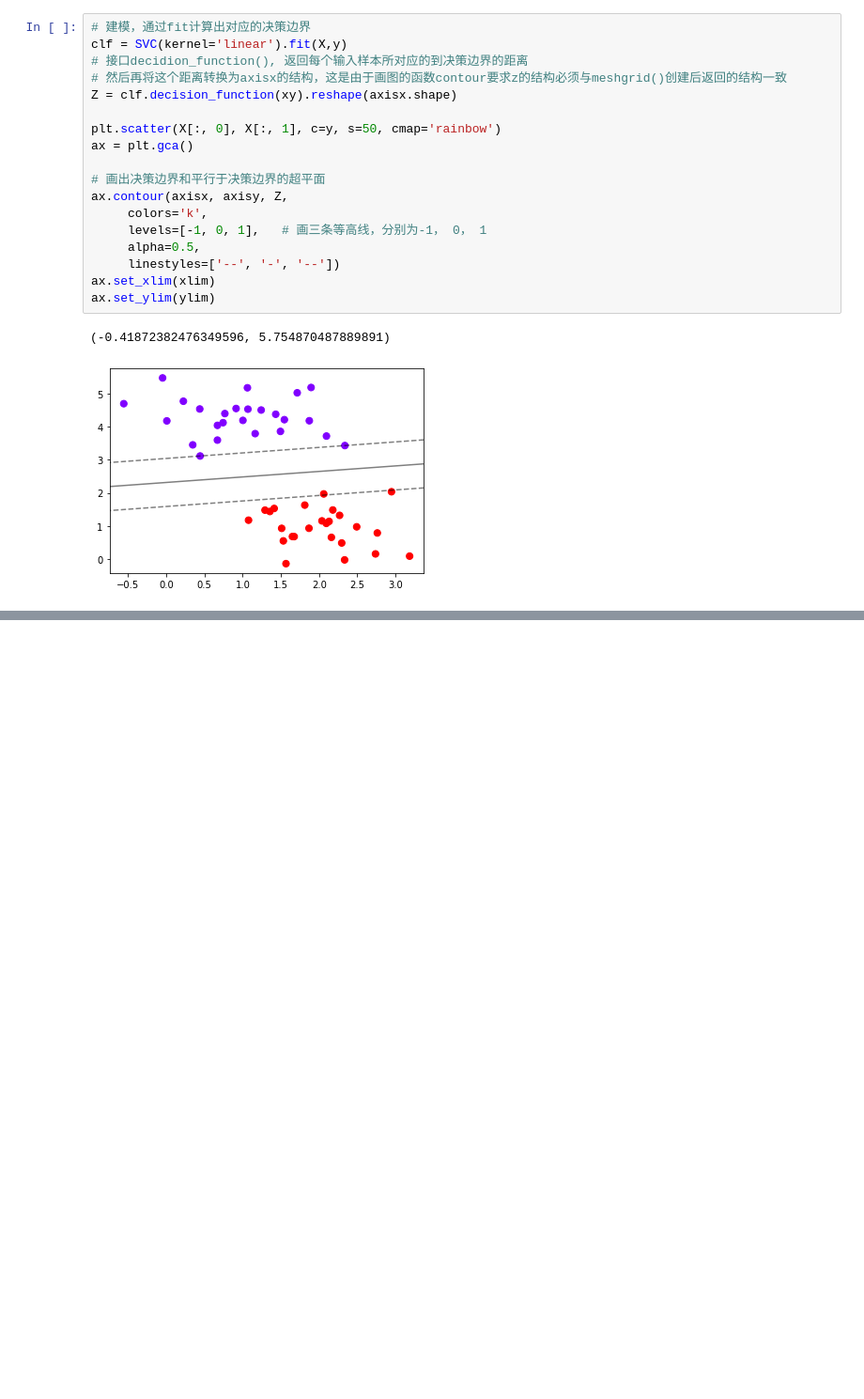
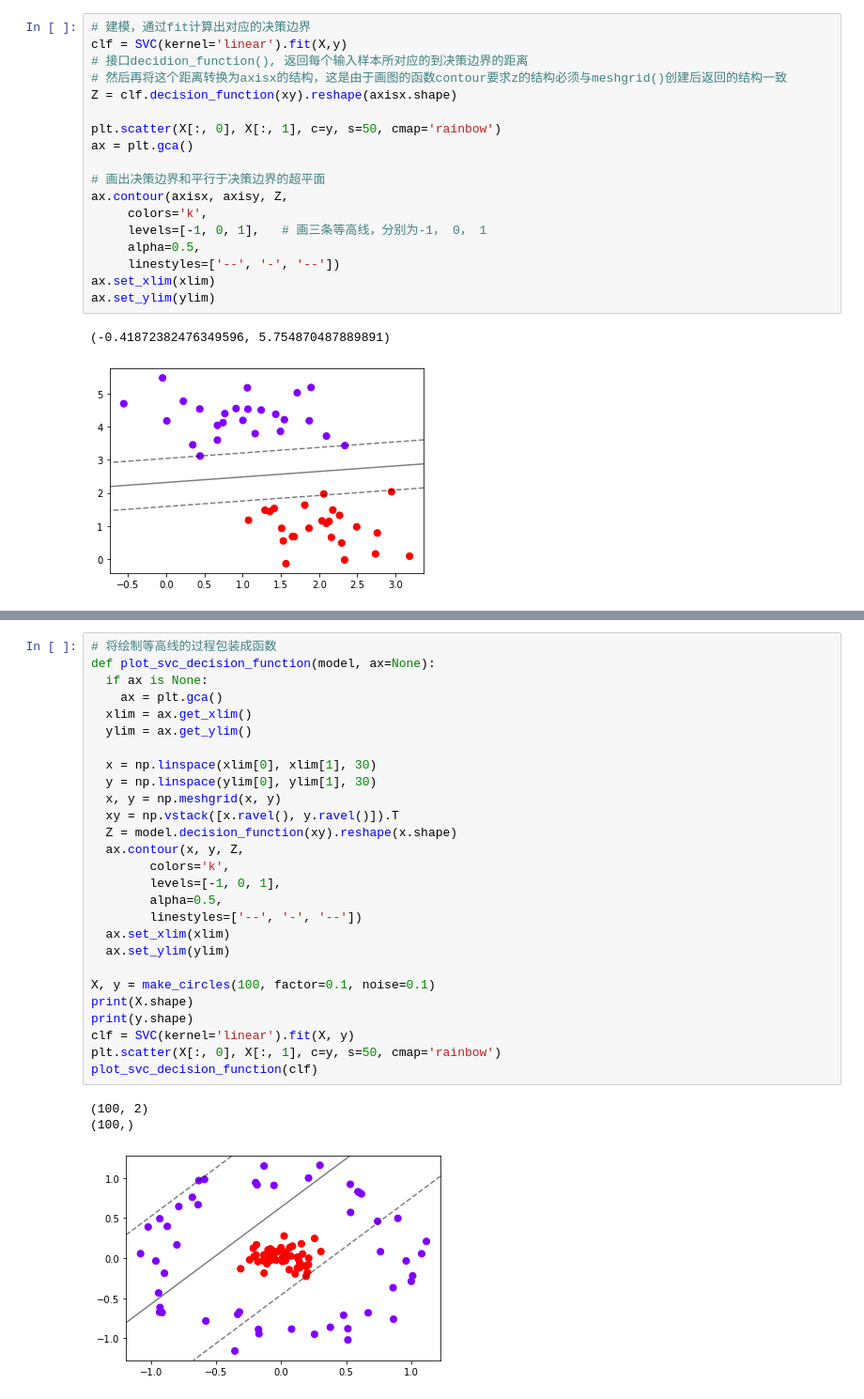
Before and after one commit to GzpTez0514/-sklearn, a Jupyter notebook: 机器学习_支持向量机01.ipynb, the cells around one changed output, grey strips where cells are left out. Shown: that part at 94% size. Saved outputs shown, nothing was run; the diff lists cells and outputs as text; blank space fills up the shorter version.

```diff
--- a/机器学习_支持向量机01.ipynb
+++ b/机器学习_支持向量机01.ipynb
@@ -106,0 +141,31 @@ ax.set_ylim(ylim)
+# %%
+# 将绘制等高线的过程包装成函数
+def plot_svc_decision_function(model, ax=None):
+  if ax is None:
+    ax = plt.gca()
+  xlim = ax.get_xlim()
+  ylim = ax.get_ylim()
+
+  x = np.linspace(xlim[0], xlim[1], 30)
+  y = np.linspace(ylim[0], ylim[1], 30)
+  x, y = np.meshgrid(x, y)
+  xy = np.vstack([x.ravel(), y.ravel()]).T
+  Z = model.decision_function(xy).reshape(x.shape)
+  ax.contour(x, y, Z,
+        colors='k',
+        levels=[-1, 0, 1],
+        alpha=0.5,
+        linestyles=['--', '-', '--'])
+  ax.set_xlim(xlim)
+  ax.set_ylim(ylim)
+
+X, y = make_circles(100, factor=0.1, noise=0.1)
+print(X.shape)
+print(y.shape)
+clf = SVC(kernel='linear').fit(X, y)
+plt.scatter(X[:, 0], X[:, 1], c=y, s=50, cmap='rainbow')
+plot_svc_decision_function(clf)
+# %% [output]
+(100, 2)
+(100,)
+[figure, added]
```
Also changed, not shown: parts of 6 cells of this notebook.
